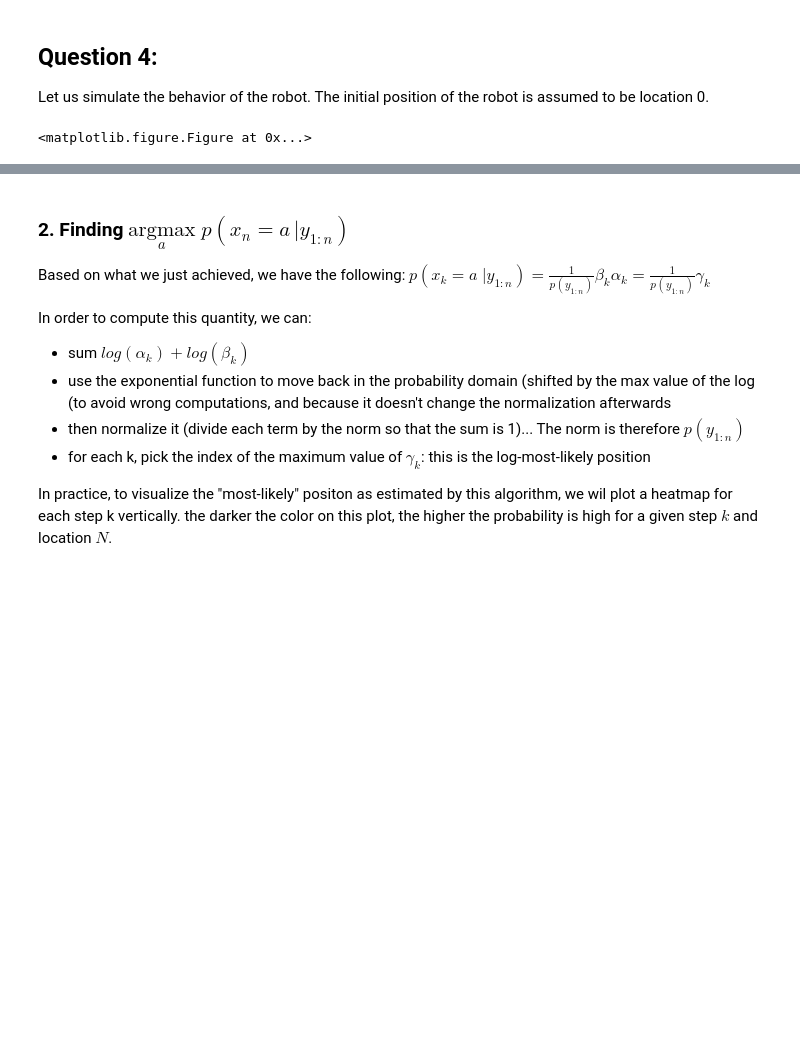
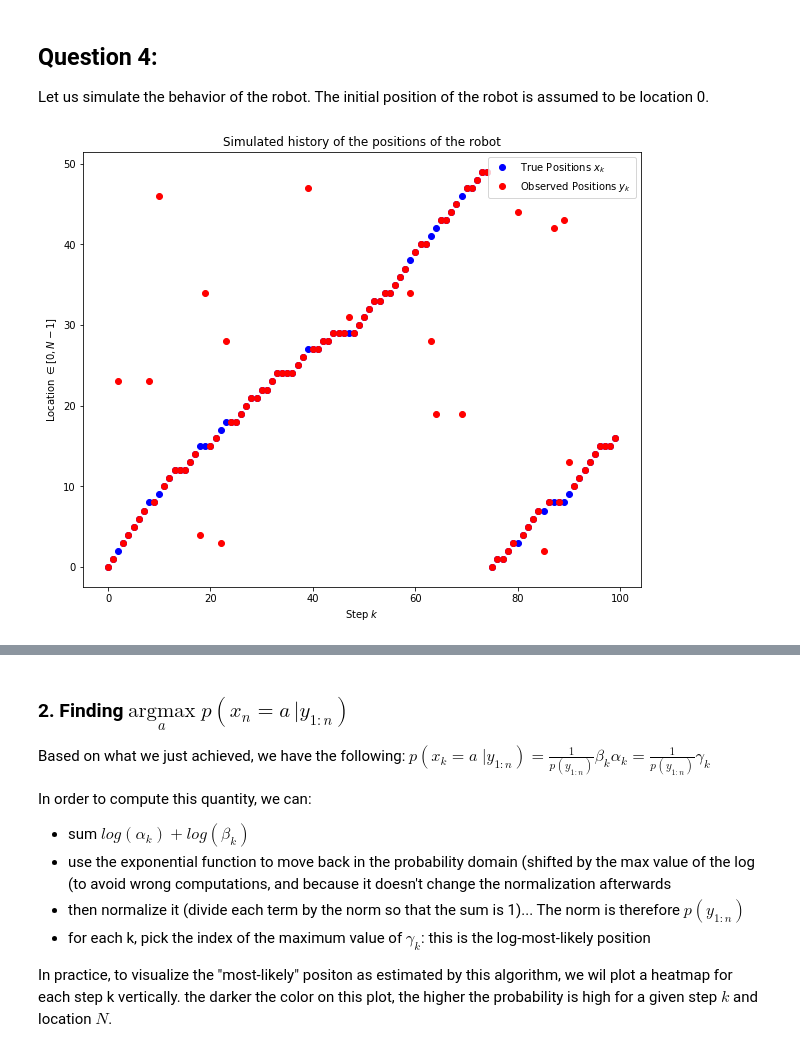
Before and after one commit to rashed091/Probabilistic-Graphical-Models, a Jupyter notebook: Probabilistic_Graphical_Models/Lab1_HMM_theory_and_practice.ipynb, the cells around one changed output, grey strips where cells are left out. Cells and saved outputs as stored; diff of their text form; code cells hidden in the pictures; blank space fills up the shorter version.

```diff
--- a/Probabilistic_Graphical_Models/Lab1_HMM_theory_and_practice.ipynb
+++ b/Probabilistic_Graphical_Models/Lab1_HMM_theory_and_practice.ipynb
@@ -135,35 +135,35 @@ def simu_robot(N=N, k_max=k_max, T=T, O=O, p0=p0):
     # Let us compute these probabilities and return a specific set of positons and observations
     for k in steps:
         # For true positions
         probas = np.dot(T, true_positions[-1])
         # pickValue(N, p), choses one value among the integers of range(N), each with probability mass p
         next_position = I[:, pickValue(N, p=probas)]
         true_positions.append(next_position)
 
         # For observations
         probas = np.dot(O, next_position)
         # pickValue(N, p), choses one value among the integers of range(N), each with probability mass p
         next_observation = pickValue(N, p=probas)
         observations.append(next_observation)
 
     # Convert this vectors to the value of the location they represent (the only index where the coordinate is 1)
     true_positions = [ np.where(x==1)[0][0] for x in true_positions]
     steps = np.insert(steps, 0, 0.) # initialization which was not part of the loop
 
     return steps, true_positions, observations
 
 # Plot
 steps, true_positions, observations = simu_robot()
-plt.figure(figsize=(16,5))
+plt.figure(figsize=(10,8))
 plt.plot(steps, true_positions, 'bo', label="True Positions $x_k$")
 plt.plot(steps, observations, 'ro', label="Observed Positions $y_k$")
 plt.legend()
 plt.title("Simulated history of the positions of the robot")
 plt.xlabel("Step $k$")
 plt.ylabel("Location $\in [0,N-1]$")
 plt.show()
 # %% [output]
-<matplotlib.figure.Figure at 0x...>
+[figure, added]
 # %% [markdown]
 ## Question 5:
 
```
Also changed, not shown: parts of 2 cells of this notebook, 4 other files.
